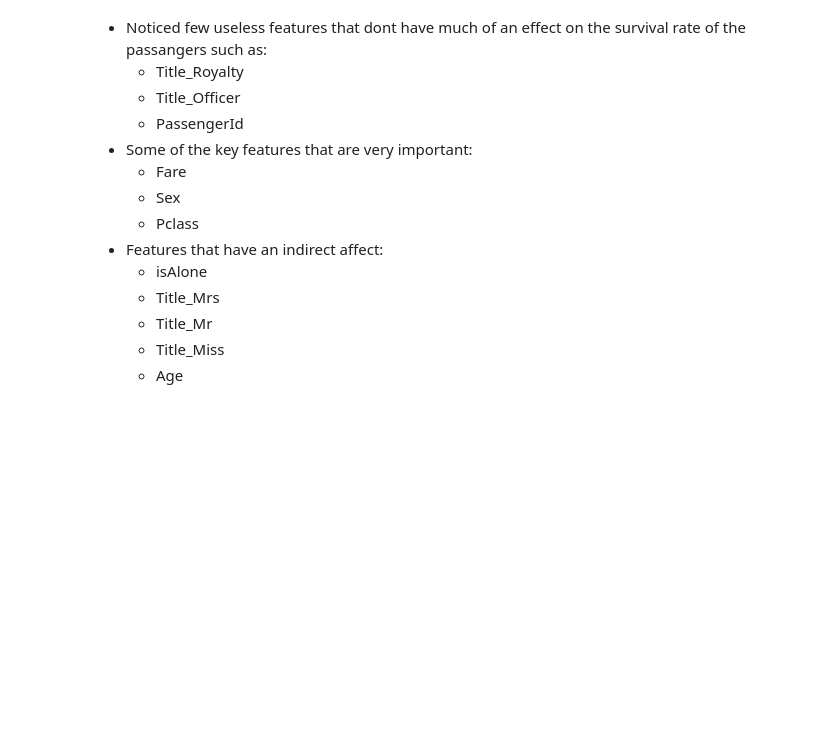
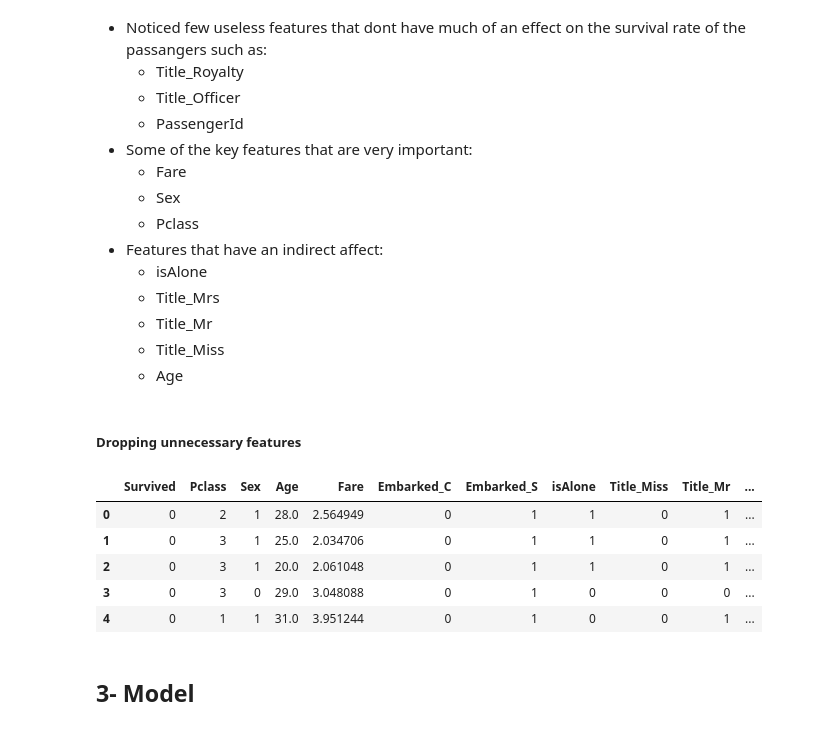
Before and after one commit to ziadhegazi/Intro-to-Artifictial-Intelligence, a Jupyter notebook: Data Visualisation/DV Checkpoint.ipynb, the cells around one changed output. Cells and saved outputs as stored; diff of their text form; code cells hidden in the pictures; blank space fills up the shorter version.

```diff
--- a/Data Visualisation/DV Checkpoint.ipynb
+++ b/Data Visualisation/DV Checkpoint.ipynb
@@ -451,3 +450,18 @@ dataCorr(new_data)
   - Title_Mr
   - Title_Miss
   - Age
+# %% [markdown]
+##### Dropping unnecessary features
+# %%
+new_data = new_data.drop(columns=["PassengerId", "Embarked_Q", "Title_Royalty", "Title_Master"], axis=1)
+
+new_data.head()
+# %% [output]
+|  | Survived | Pclass | Sex | Age | Fare | Embarked_C | Embarked_S | isAlone | Title_Miss | Title_Mr | ... |
+| 0 | 0 | 2 | 1 | 28.0 | 2.564949 | 0 | 1 | 1 | 0 | 1 | ... |
+| 1 | 0 | 3 | 1 | 25.0 | 2.034706 | 0 | 1 | 1 | 0 | 1 | ... |
+| 2 | 0 | 3 | 1 | 20.0 | 2.061048 | 0 | 1 | 1 | 0 | 1 | ... |
+| 3 | 0 | 3 | 0 | 29.0 | 3.048088 | 0 | 1 | 0 | 0 | 0 | ... |
+| 4 | 0 | 1 | 1 | 31.0 | 3.951244 | 0 | 1 | 0 | 0 | 1 | ... |
+# %% [markdown]
+## 3- Model
```
Also changed, not shown: parts of 11 cells of this notebook.
